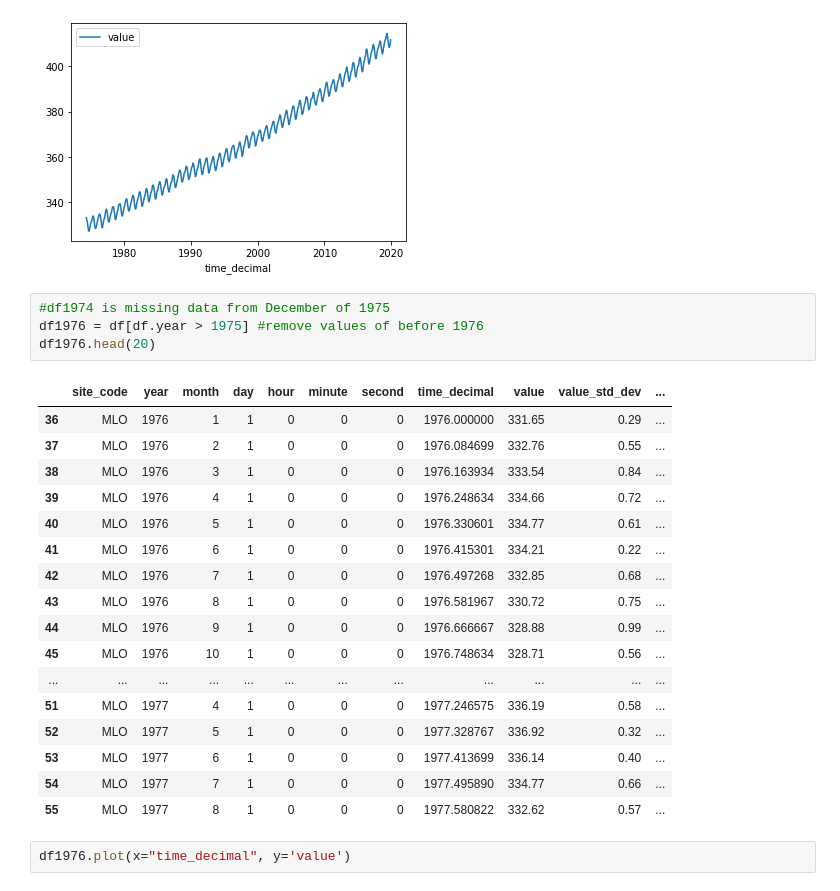
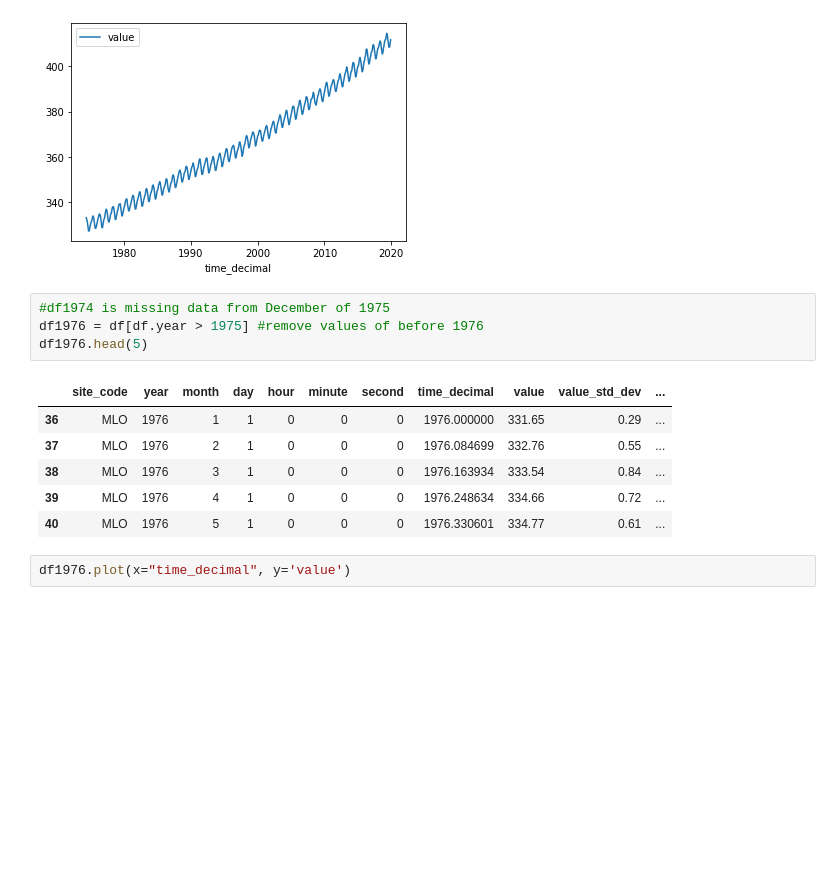
Before and after one commit to iurrutia/CO2_LSTM, a Jupyter notebook: LSTM_MaunaLoa_data.ipynb, the cells around one changed output. Cells and saved outputs as stored; diff of their text form; blank space fills up the shorter version.

```diff
--- a/LSTM_MaunaLoa_data.ipynb
+++ b/LSTM_MaunaLoa_data.ipynb
@@ -73,25 +73,14 @@ df1974.plot(x="time_decimal", y='value')
 # %%
 #df1974 is missing data from December of 1975
 df1976 = df[df.year > 1975] #remove values of before 1976
-df1976.head(20)
+df1976.head(5)
 # %% [output]
 |  | site_code | year | month | day | hour | minute | second | time_decimal | value | value_std_dev | ... |
 | 36 | MLO | 1976 | 1 | 1 | 0 | 0 | 0 | 1976.000000 | 331.65 | 0.29 | ... |
 | 37 | MLO | 1976 | 2 | 1 | 0 | 0 | 0 | 1976.084699 | 332.76 | 0.55 | ... |
 | 38 | MLO | 1976 | 3 | 1 | 0 | 0 | 0 | 1976.163934 | 333.54 | 0.84 | ... |
 | 39 | MLO | 1976 | 4 | 1 | 0 | 0 | 0 | 1976.248634 | 334.66 | 0.72 | ... |
 | 40 | MLO | 1976 | 5 | 1 | 0 | 0 | 0 | 1976.330601 | 334.77 | 0.61 | ... |
-| 41 | MLO | 1976 | 6 | 1 | 0 | 0 | 0 | 1976.415301 | 334.21 | 0.22 | ... |
-| 42 | MLO | 1976 | 7 | 1 | 0 | 0 | 0 | 1976.497268 | 332.85 | 0.68 | ... |
-| 43 | MLO | 1976 | 8 | 1 | 0 | 0 | 0 | 1976.581967 | 330.72 | 0.75 | ... |
-| 44 | MLO | 1976 | 9 | 1 | 0 | 0 | 0 | 1976.666667 | 328.88 | 0.99 | ... |
-| 45 | MLO | 1976 | 10 | 1 | 0 | 0 | 0 | 1976.748634 | 328.71 | 0.56 | ... |
-| ... | ... | ... | ... | ... | ... | ... | ... | ... | ... | ... | ... |
-| 51 | MLO | 1977 | 4 | 1 | 0 | 0 | 0 | 1977.246575 | 336.19 | 0.58 | ... |
-| 52 | MLO | 1977 | 5 | 1 | 0 | 0 | 0 | 1977.328767 | 336.92 | 0.32 | ... |
-| 53 | MLO | 1977 | 6 | 1 | 0 | 0 | 0 | 1977.413699 | 336.14 | 0.40 | ... |
-| 54 | MLO | 1977 | 7 | 1 | 0 | 0 | 0 | 1977.495890 | 334.77 | 0.66 | ... |
-| 55 | MLO | 1977 | 8 | 1 | 0 | 0 | 0 | 1977.580822 | 332.62 | 0.57 | ... |
 # %%
 df1976.plot(x="time_decimal", y='value')
 # %% [output]
```
Also changed, not shown: parts of 7 cells of this notebook.
